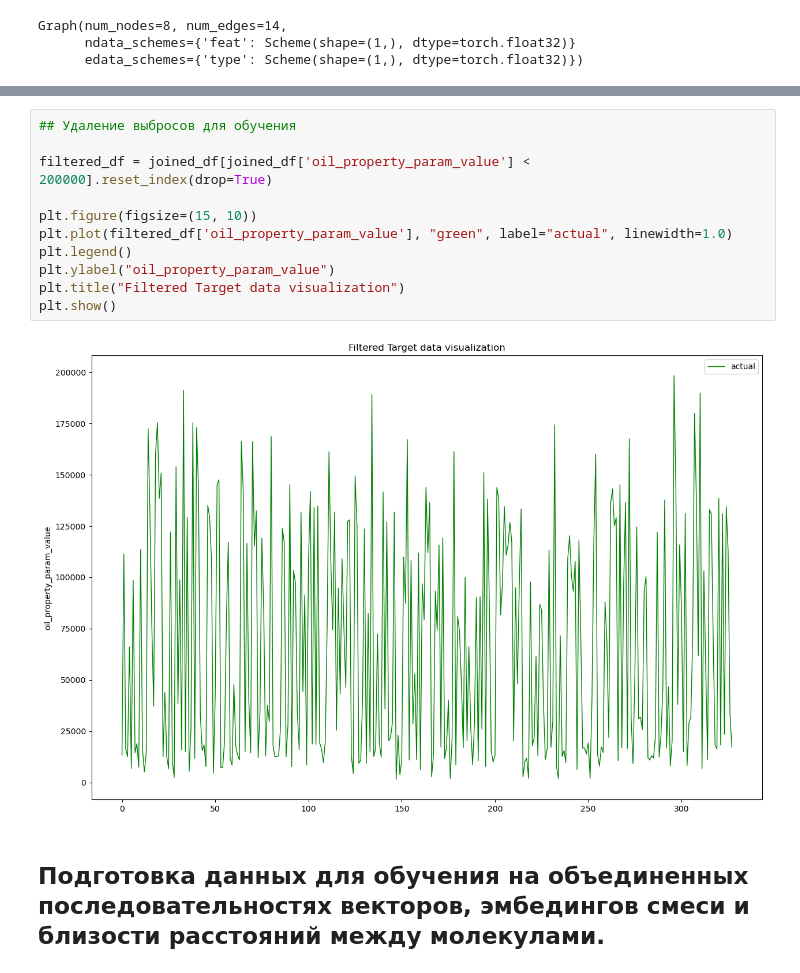
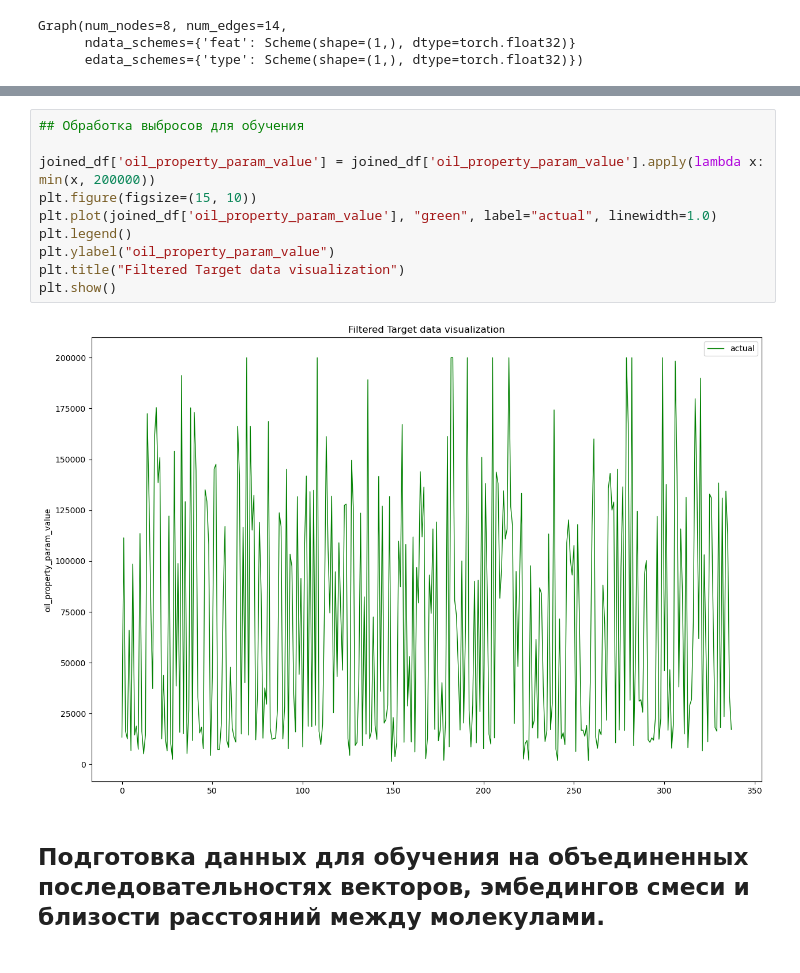
Before and after one commit to Neftekod/Oil-code, a Jupyter notebook: src/train_on_SMILES_seq.ipynb, the cells around one changed output, grey strips where cells are left out. Saved outputs shown, nothing was run; the diff lists cells and outputs as text.

```diff
--- a/src/train_on_SMILES_seq.ipynb
+++ b/src/train_on_SMILES_seq.ipynb
@@ -87,16 +90,15 @@ plt.show()
 # %%
-## Удаление выбросов для обучения
+## Обработка выбросов для обучения
 
-filtered_df = joined_df[joined_df['oil_property_param_value'] < 200000].reset_index(drop=True)
-
+joined_df['oil_property_param_value'] = joined_df['oil_property_param_value'].apply(lambda x: min(x, 200000))
 plt.figure(figsize=(15, 10))
-plt.plot(filtered_df['oil_property_param_value'], "green", label="actual", linewidth=1.0)
+plt.plot(joined_df['oil_property_param_value'], "green", label="actual", linewidth=1.0)
 plt.legend()
 plt.ylabel("oil_property_param_value")
 plt.title("Filtered Target data visualization")
 plt.show()
 # %% [output]
-[figure, old version]
+[figure, new version]
 # %% [markdown]
 ## Подготовка данных для обучения на объединенных последовательностях векторов, эмбедингов смеси и близости расстояний между молекулами.
 # %%
```
Also changed, not shown: parts of 7 cells of this notebook, 3 other files.
